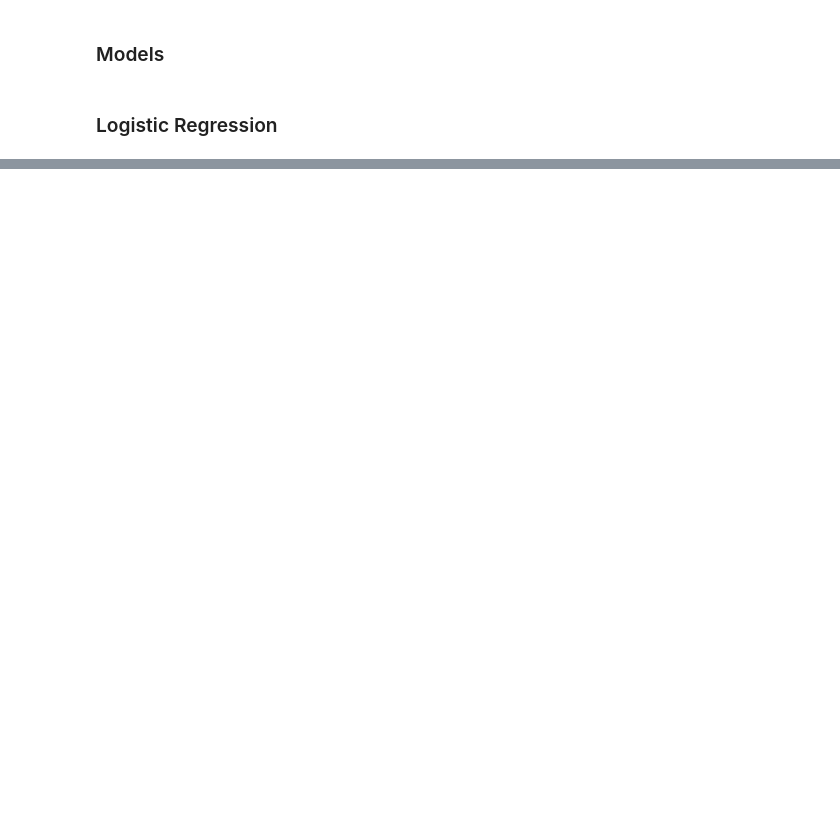
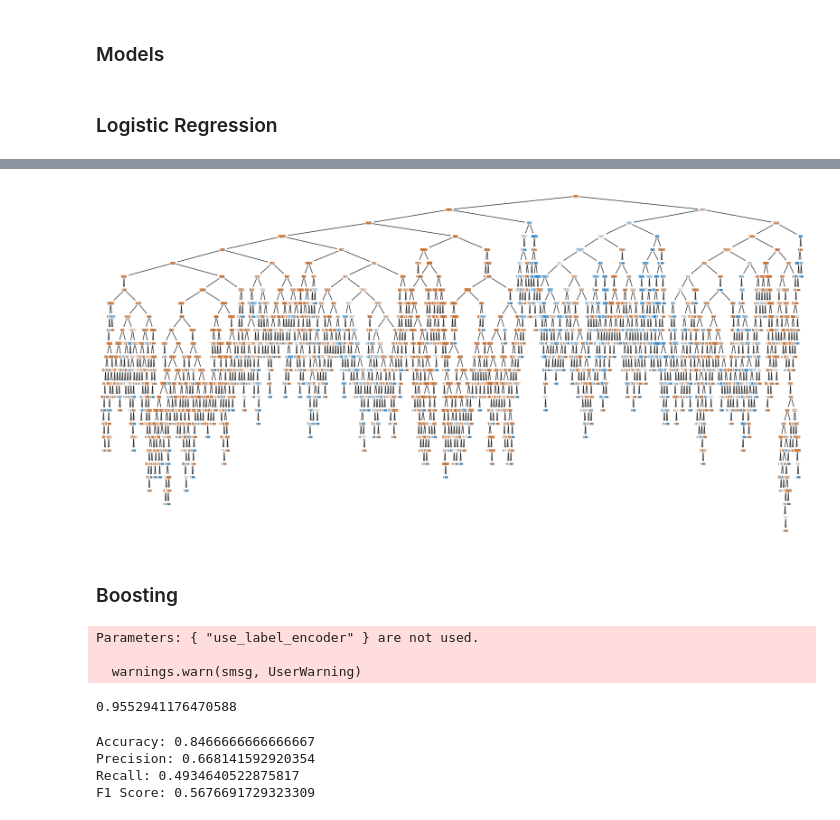
Before and after one commit to TSantosFigueira/CODSOFT, a Jupyter notebook: Customer_churn_prediction/churn_prediction.ipynb, the cells around one changed output, grey strips where cells are left out. Saved outputs shown, nothing was run; the diff lists cells and outputs as text; code cells hidden in the pictures; blank space fills up the shorter version.

```diff
--- a/Customer_churn_prediction/churn_prediction.ipynb
+++ b/Customer_churn_prediction/churn_prediction.ipynb
@@ -351,2 +436,9 @@ ROC-AUC Score: 1.0
+# %%
+# Plot the decision tree
+plt.figure(figsize=(20,10))
+plot_tree(tree_model, filled=True, rounded=True, class_names=True, feature_names=X.columns)
+plt.show()
+# %% [output]
+[figure, added]
 # %% [markdown]
-###
+### Boosting
@@ -352,0 +449,32 @@ ROC-AUC Score: 1.0
+# %%
+xgb_model.fit(X_train, y_train)
+xgb_model.score(X_train, y_train)
+# %% [output]
+Parameters: { "use_label_encoder" } are not used.
+
+  warnings.warn(smsg, UserWarning)
+0.9552941176470588
+# %%
+# Predictions
+y_pred = xgb_model.predict(X_test)
+
+# Accuracy
+accuracy = accuracy_score(y_test, y_pred)
+print(f'Accuracy: {accuracy}')
+
+# Precision
+precision = precision_score(y_test, y_pred)
+print(f'Precision: {precision}')
+
+# Recall
+recall = recall_score(y_test, y_pred)
+print(f'Recall: {recall}')
+
+# F1 Score
+f1 = f1_score(y_test, y_pred)
+print(f'F1 Score: {f1}')
+# %% [output]
+Accuracy: 0.8466666666666667
+Precision: 0.668141592920354
+Recall: 0.4934640522875817
+F1 Score: 0.5676691729323309
```
Also changed, not shown: parts of 45 cells of this notebook.
